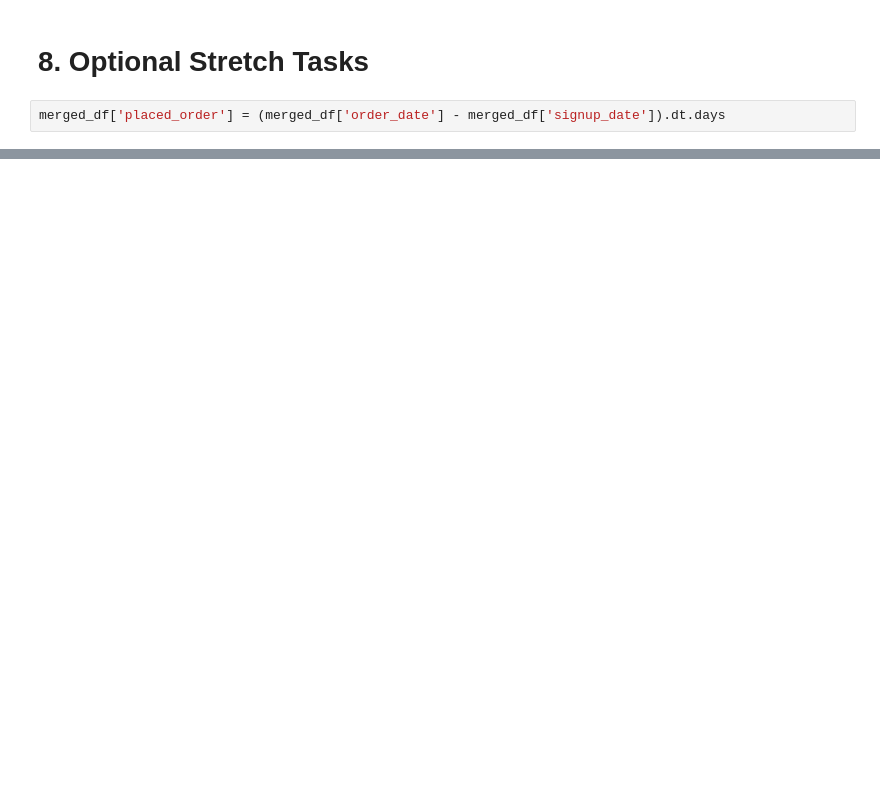
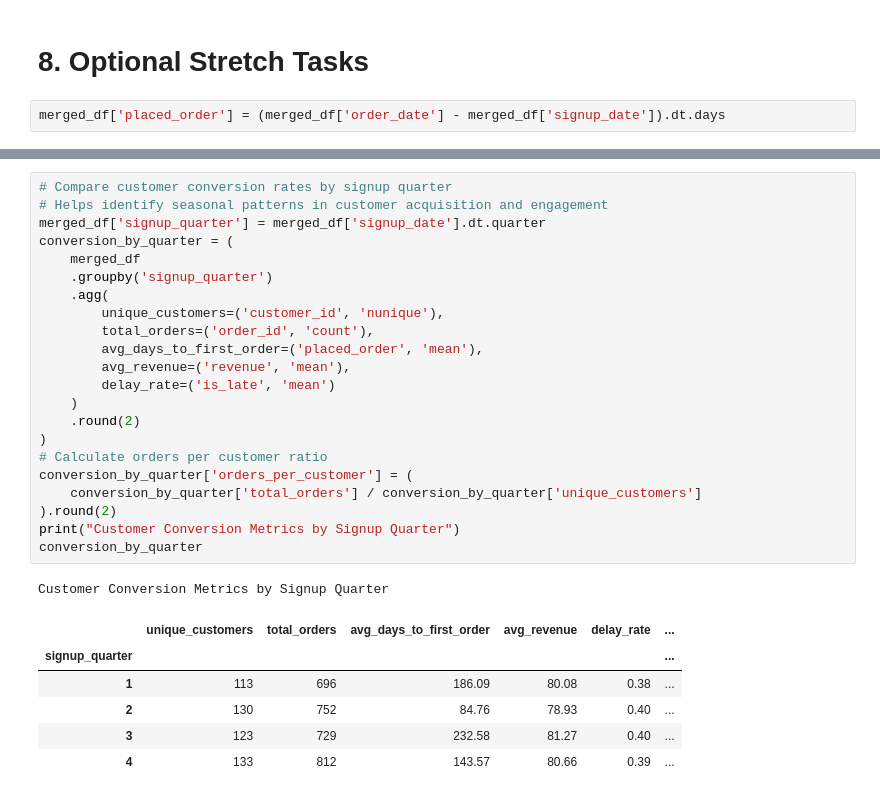
Before and after one commit to jiyoon28/data-science-portfolio, a Jupyter notebook: data-visualization-analytics/sales-customer-behaviour-insights/src/sales-customer-behaviour-insights.ipynb, the cells around one changed output, grey strips where cells are left out. Cells and saved outputs as stored; diff of their text form; blank space fills up the shorter version.

```diff
--- a/data-visualization-analytics/sales-customer-behaviour-insights/src/sales-customer-behaviour-insights.ipynb
+++ b/data-visualization-analytics/sales-customer-behaviour-insights/src/sales-customer-behaviour-insights.ipynb
@@ -641,0 +644,30 @@ underperforming
+# %%
+# Compare customer conversion rates by signup quarter
+# Helps identify seasonal patterns in customer acquisition and engagement
+merged_df['signup_quarter'] = merged_df['signup_date'].dt.quarter
+conversion_by_quarter = (
+    merged_df
+    .groupby('signup_quarter')
+    .agg(
+        unique_customers=('customer_id', 'nunique'),
+        total_orders=('order_id', 'count'),
+        avg_days_to_first_order=('placed_order', 'mean'),
+        avg_revenue=('revenue', 'mean'),
+        delay_rate=('is_late', 'mean')
+    )
+    .round(2)
+)
+# Calculate orders per customer ratio
+conversion_by_quarter['orders_per_customer'] = (
+    conversion_by_quarter['total_orders'] / conversion_by_quarter['unique_customers']
+).round(2)
+print("Customer Conversion Metrics by Signup Quarter")
+conversion_by_quarter
+# %% [output]
+Customer Conversion Metrics by Signup Quarter
+|  | unique_customers | total_orders | avg_days_to_first_order | avg_revenue | delay_rate | ... |
+| signup_quarter |  |  |  |  |  | ... |
+| 1 | 113 | 696 | 186.09 | 80.08 | 0.38 | ... |
+| 2 | 130 | 752 | 84.76 | 78.93 | 0.40 | ... |
+| 3 | 123 | 729 | 232.58 | 81.27 | 0.40 | ... |
+| 4 | 133 | 812 | 143.57 | 80.66 | 0.39 | ... |
```
Also changed, not shown: parts of 16 cells of this notebook.
